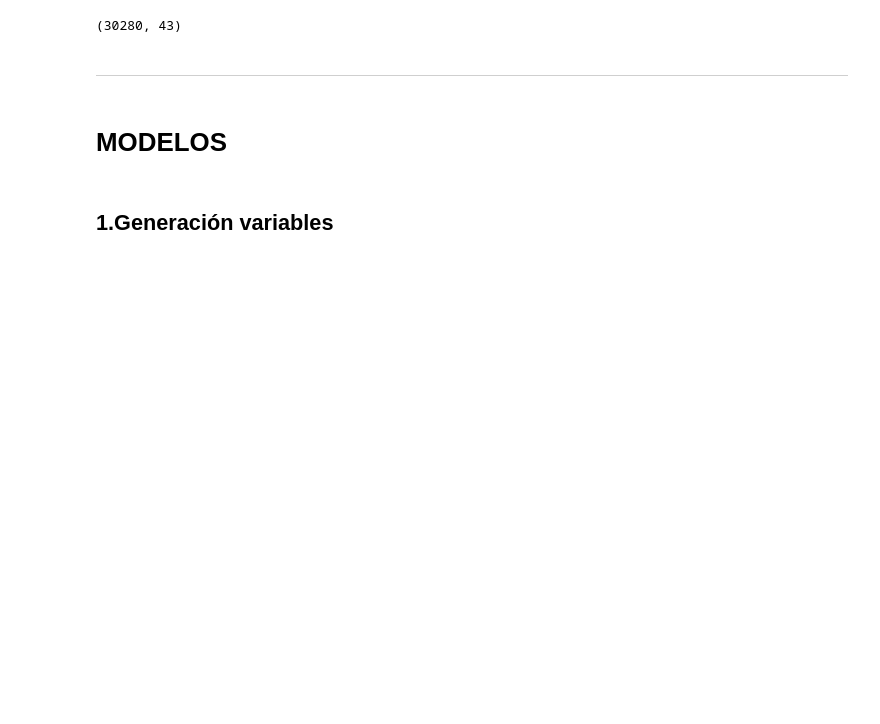
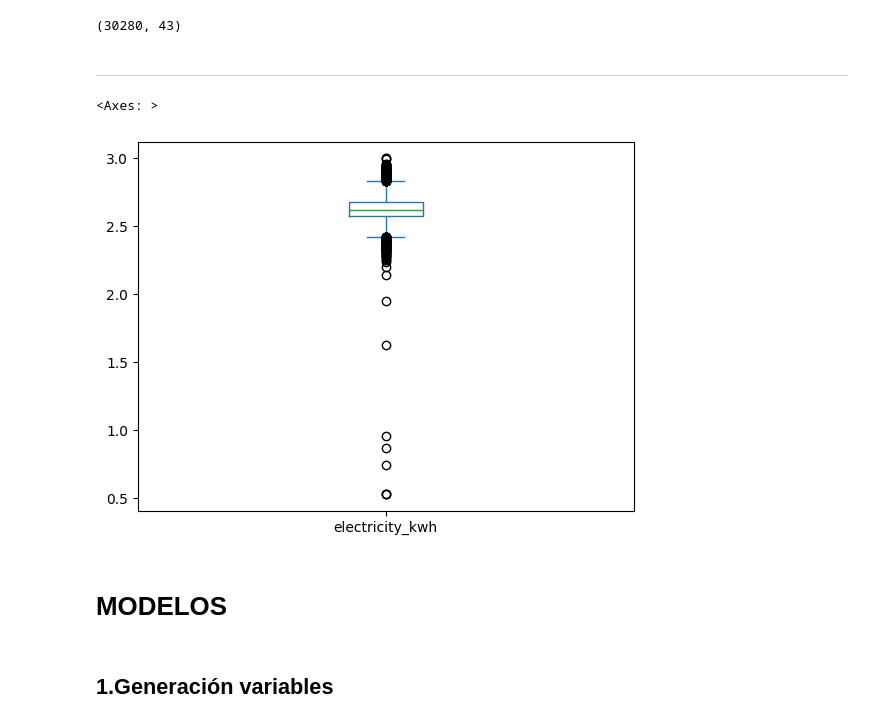
Before and after one commit to LLAES07/seatle, a Jupyter notebook: Notebooks/Proyecto.ipynb, the cells around one changed output. Cells and saved outputs as stored; diff of their text form; code cells hidden in the pictures; blank space fills up the shorter version.

```diff
--- a/Notebooks/Proyecto.ipynb
+++ b/Notebooks/Proyecto.ipynb
@@ -878,6 +878,11 @@ df_numerico.shape
 (30280, 43)
 # %% [markdown]
 ---
+# %%
+np.log1p(df['electricity_kwh']).plot(kind='box')
+# %% [output]
+<Axes: >
+[figure, added]
 # %% [markdown]
 #  **MODELOS**
 # %% [markdown]
```
Also changed, not shown: parts of 5 cells of this notebook.
